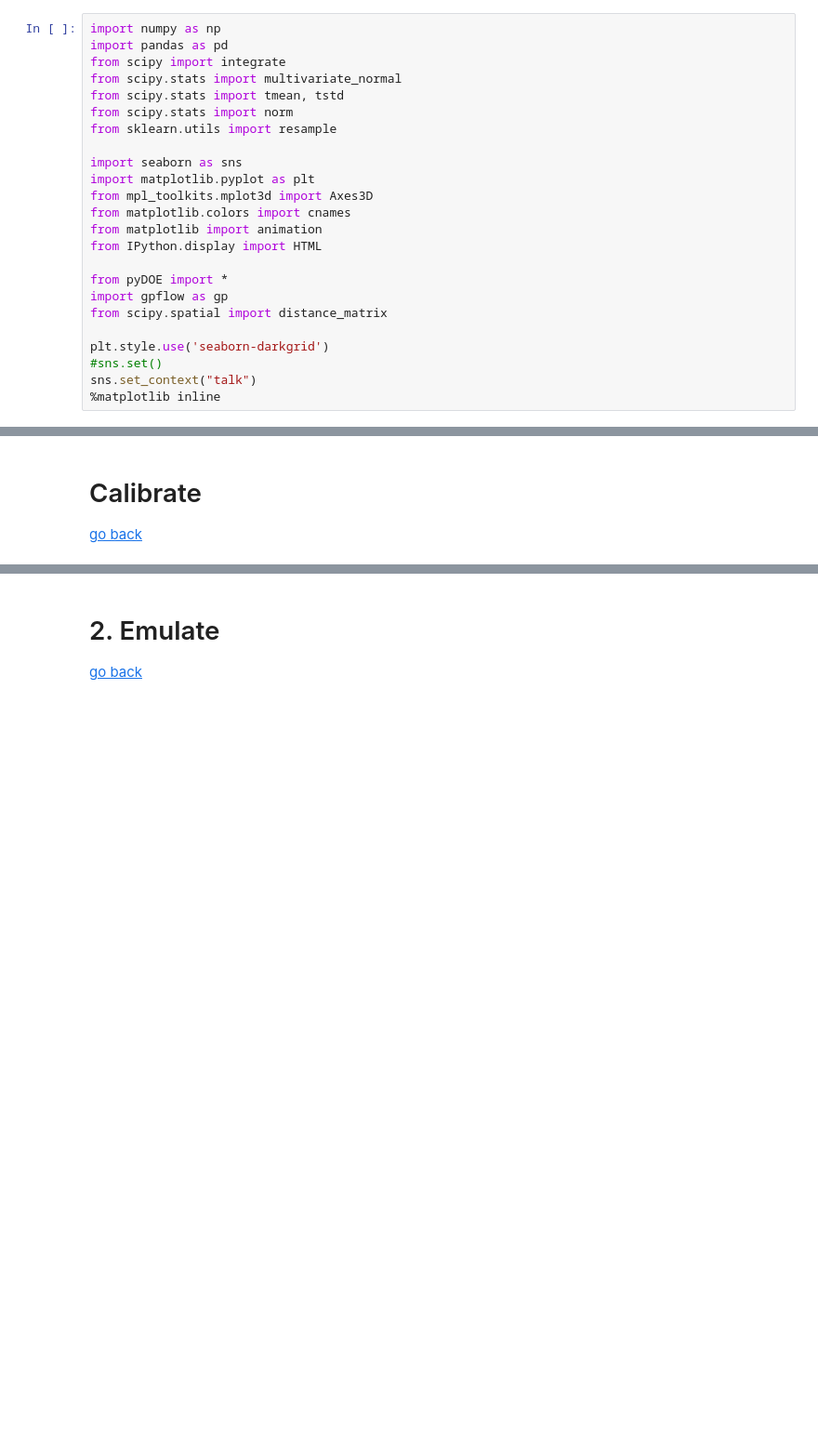
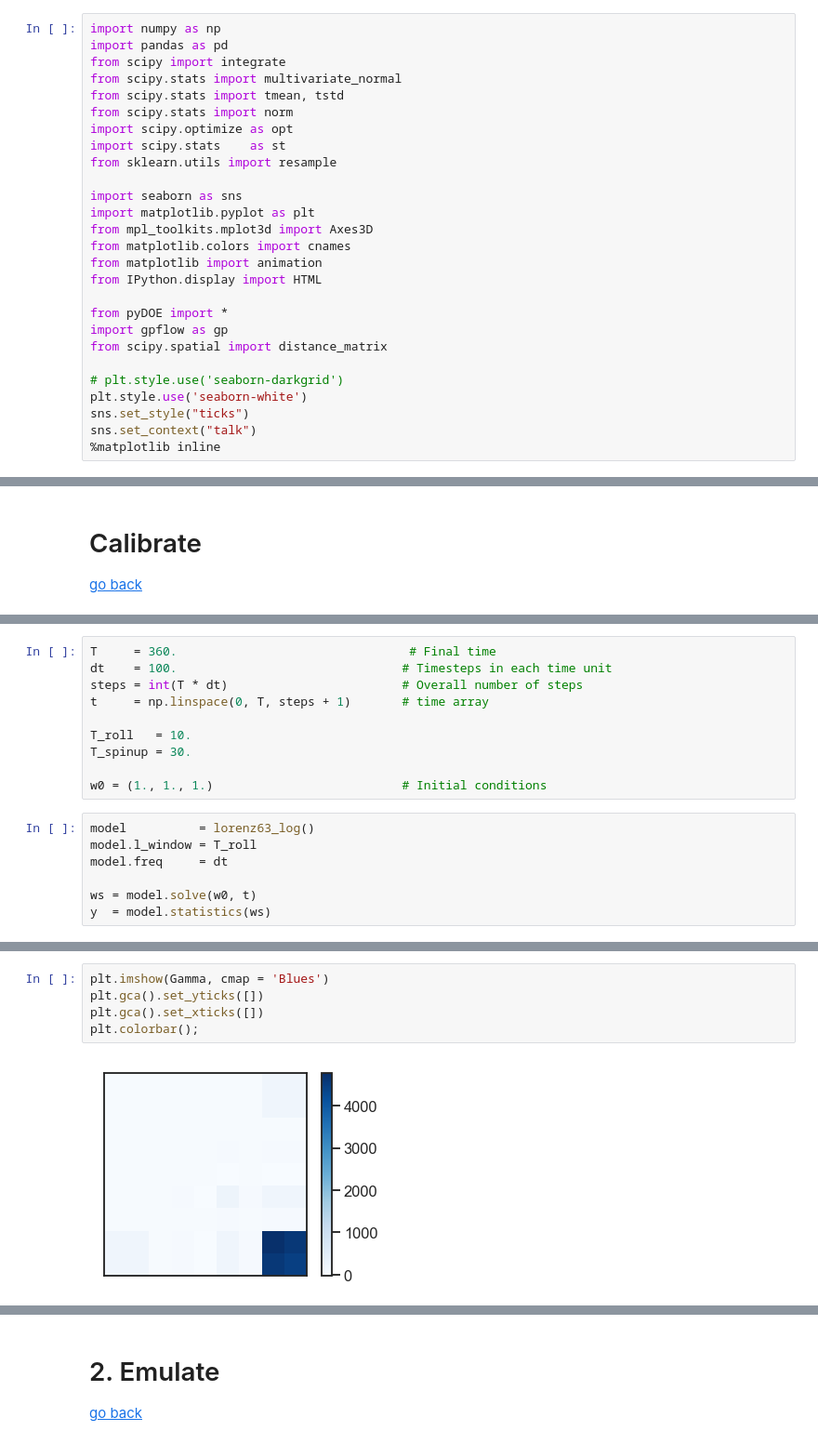
Before and after one commit to agarbuno/ces, a Jupyter notebook: examples/notebooks/lorenz63.ipynb, the cells around one changed output, grey strips where cells are left out. Shown at 93% size. Saved outputs shown, nothing was run; the diff lists cells and outputs as text; blank space fills up the shorter version.

Commit message:
updates lorenz63 example

```diff
--- a/examples/notebooks/lorenz63.ipynb
+++ b/examples/notebooks/lorenz63.ipynb
@@ -5,6 +5,8 @@ from scipy import integrate
 from scipy.stats import multivariate_normal
 from scipy.stats import tmean, tstd
 from scipy.stats import norm
+import scipy.optimize as opt
+import scipy.stats    as st
 from sklearn.utils import resample
 
 import seaborn as sns
@@ -18,7 +20,8 @@ from pyDOE import *
 import gpflow as gp
 from scipy.spatial import distance_matrix
 
-plt.style.use('seaborn-darkgrid')
-#sns.set()
+# plt.style.use('seaborn-darkgrid')
+plt.style.use('seaborn-white')
+sns.set_style("ticks")
 sns.set_context("talk")
 %matplotlib inline
@@ -252,0 +95,17 @@ fig.tight_layout(rect=[0, 0.03, 1, 0.95])
+# %%
+T     = 360.                                # Final time
+dt    = 100.                               # Timesteps in each time unit
+steps = int(T * dt)                        # Overall number of steps
+t     = np.linspace(0, T, steps + 1)       # time array
+
+T_roll   = 10.
+T_spinup = 30.
+
+w0 = (1., 1., 1.)                          # Initial conditions
+# %%
+model          = lorenz63_log()
+model.l_window = T_roll
+model.freq     = dt
+
+ws = model.solve(w0, t)
+y  = model.statistics(ws)
@@ -252,0 +136,7 @@ fig.tight_layout(rect=[0, 0.03, 1, 0.95])
+# %%
+plt.imshow(Gamma, cmap = 'Blues')
+plt.gca().set_yticks([])
+plt.gca().set_xticks([])
+plt.colorbar();
+# %% [output]
+[figure, added]
```
Also changed, not shown: parts of 170 cells of this notebook.
